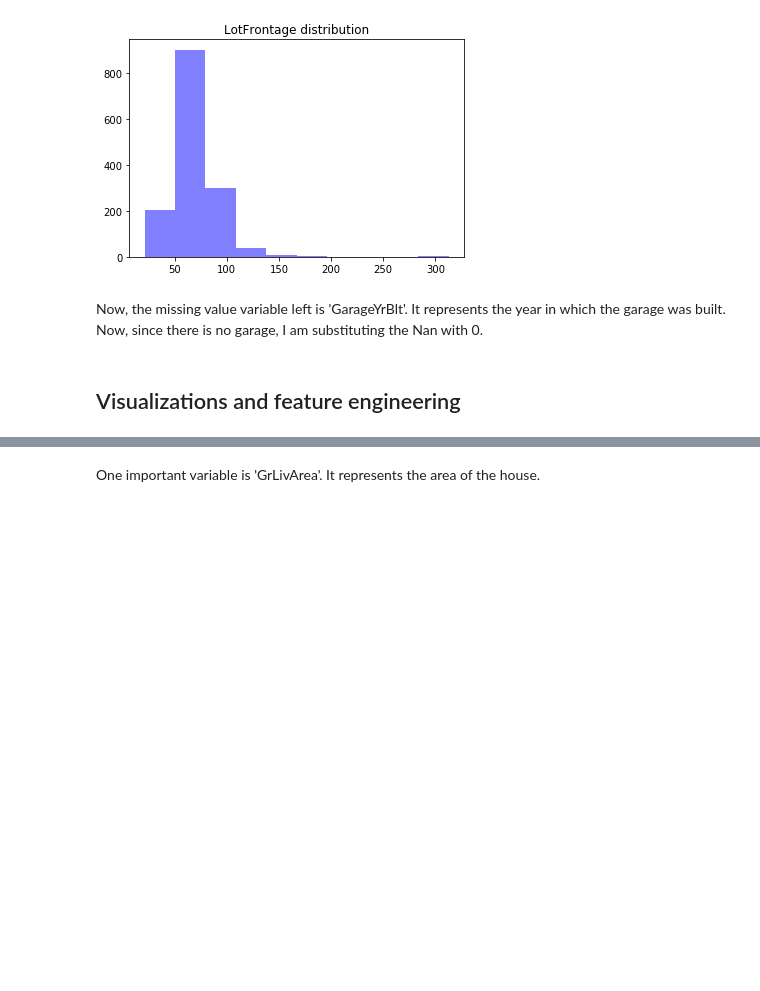
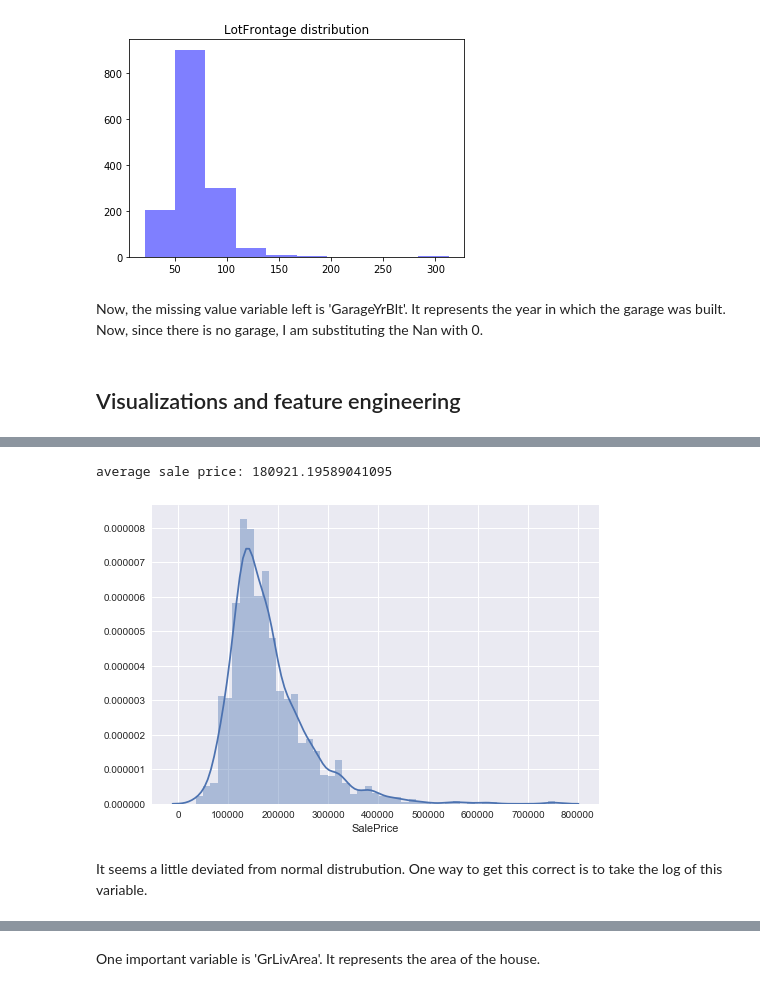
Before and after one commit to vgupta98/house_price_dataset, a Jupyter notebook: house_price_dataset.ipynb, the cells around one changed output, grey strips where cells are left out. Drawn from its saved outputs; the diff is of its cells as text; code cells hidden in the pictures; blank space fills up the shorter version.

```diff
--- a/house_price_dataset.ipynb
+++ b/house_price_dataset.ipynb
@@ -224,2 +241,11 @@ train_data.head()
 # %%
 import seaborn as sns
+# %%
+#distribution of selling price.
+sns.distplot(train_data['SalePrice']);
+print ('average sale price: '+str(train_data['SalePrice'].mean()))
+# %% [output]
+average sale price: 180921.19589041095
+[figure, added]
+# %% [markdown]
+It seems a little deviated from normal distrubution. One way to get this correct is to take the log of this variable.
```
Also changed, not shown: parts of 23 cells of this notebook.
